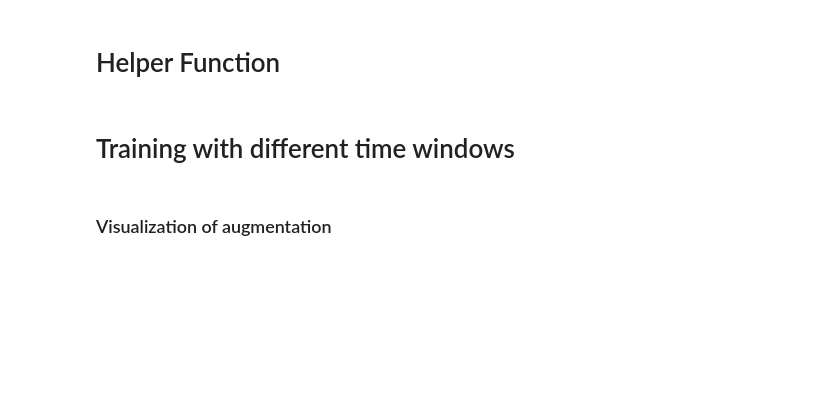
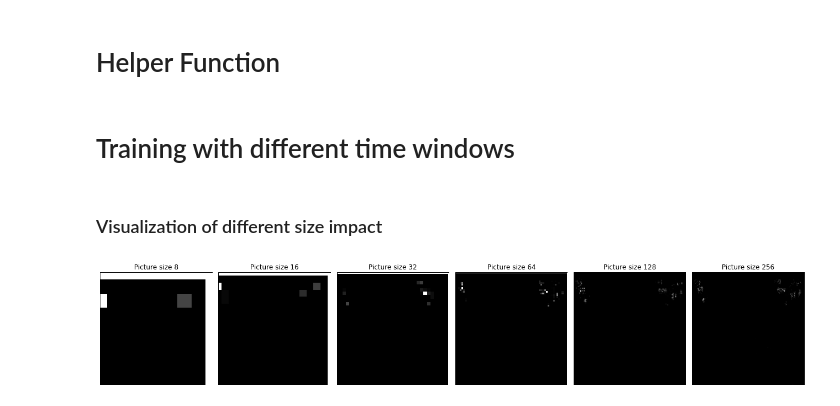
Before and after one commit to isaacebi/Aquaculture-Intelligence, a Jupyter notebook: notebooks/000-MHI-window_time-modelling.ipynb, the cells around one changed output. Cells and saved outputs as stored; diff of their text form; code cells hidden in the pictures; blank space fills up the shorter version.

```diff
--- a/notebooks/000-MHI-window_time-modelling.ipynb
+++ b/notebooks/000-MHI-window_time-modelling.ipynb
@@ -183,15 +189,54 @@ test_transform = A.Compose([
         A.Normalize(mean=(0,0,0), std=(1,1,1),),
     ])
 # %% [markdown]
-### Visualization of augmentation
+### Visualization of different size impact
-# %%
-image_size = [8, 16, 32, 64, 128, 256]
-
-for size in image_size:
-    # Image transformation
-    test_transform = A.Compose([
-            # Image resize
-            A.Resize(32, 32),
-            # Image normalize
-            A.Normalize(mean=(0,0,0), std=(1,1,1),),
-        ])
+# %%
+image_size = [8, 16, 32, 64, 128, 256]
+images = []
+
+for size in image_size:
+    # Image transformation
+    size_transform = A.Compose([
+            # Image resize
+            A.Resize(size, size),
+            # Image normalize
+            A.Normalize(mean=(0,0,0), std=(1,1,1),),
+        ])
+
+    datasets = FullMHI(root_dir=roots_dir[0], transform=size_transform)
+    _, label, image = datasets.__getitem__(0)
+    images.append(image)
+
+
+# Calculate the number of rows and columns for the subplot grid
+num_pictures = len(images)
+num_cols = 6  # You can adjust this number to change the layout
+num_rows = (num_pictures + num_cols - 1) // num_cols
+
+# Create a figure and axis objects
+fig, axes = plt.subplots(num_rows, num_cols, figsize=(18, 4 * num_rows))
+axes = axes.flatten()  # Flatten the 2D array of axes for easier indexing
+
+# Plot each picture placeholder
+for i, size in enumerate(image_size):
+    width = size
+    height = size
+
+    ax = axes[i]
+    ax.set_xlim(0, width)
+    ax.set_ylim(0, height)
+    ax.set_aspect('equal')
+    ax.add_patch(plt.Rectangle((0, 0), width, height, fill=False))
+    ax.imshow(images[i], cmap='gray')
+    ax.set_title(f'Picture size {size}')
+    ax.axis('off')
+
+# Remove any unused subplots
+for i in range(num_pictures, len(axes)):
+    fig.delaxes(axes[i])
+
+# Adjust the layout and display the plot
+plt.tight_layout()
+plt.show()
+# %% [output]
+[figure, added]
```
Also changed, not shown: parts of 6 cells of this notebook.
